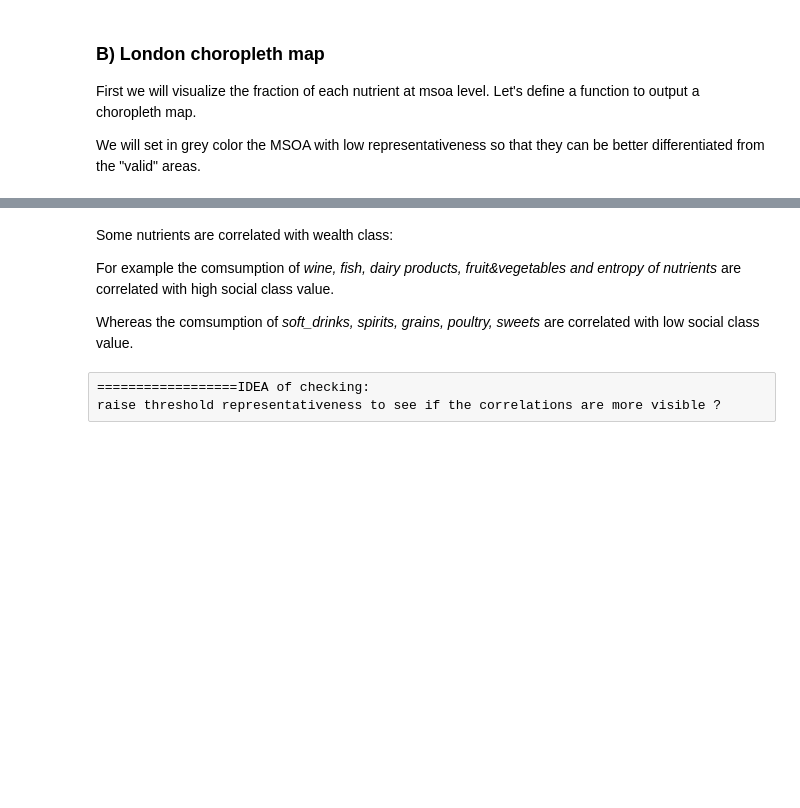
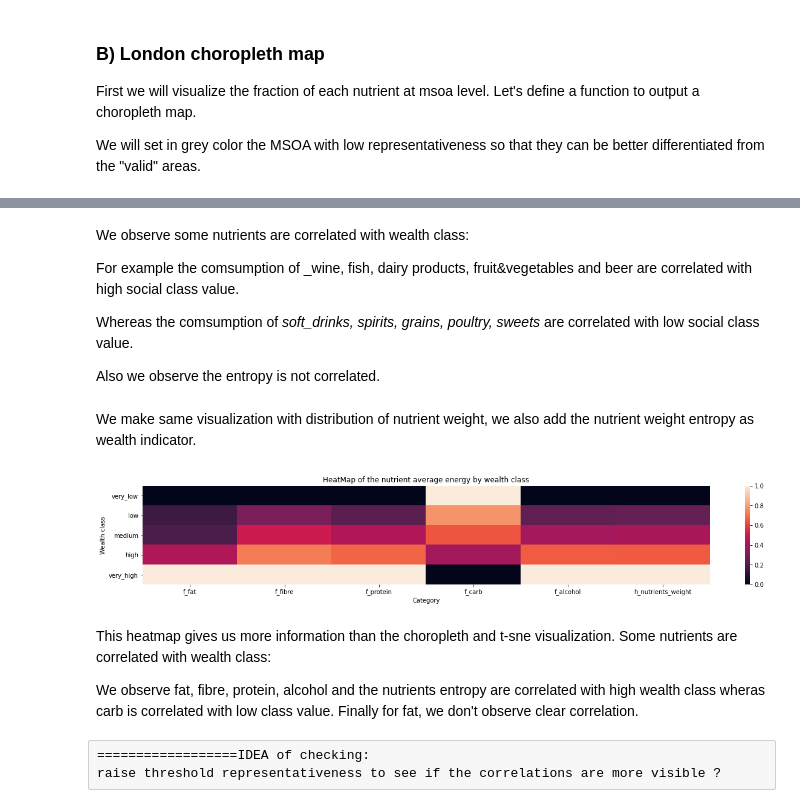
Before and after one commit to epfl-ada/ada-2020-project-milestone-p3-p3_adacadabra, a Jupyter notebook: extension.ipynb, the cells around one changed output, grey strips where cells are left out. Cells and saved outputs as stored; diff of their text form; code cells hidden in the pictures; blank space fills up the shorter version.

```diff
--- a/extension.ipynb
+++ b/extension.ipynb
@@ -383,9 +427,24 @@ plt.show()
 # %% [markdown]
-Some nutrients are correlated with wealth class:
+We observe some nutrients are correlated with wealth class:
 
-For example the comsumption of _wine, fish, dairy products, fruit&vegetables and entropy of nutrients_ are correlated with high social class value.
+For example the comsumption of _wine, fish, dairy products, fruit&vegetables and beer are correlated with high social class value.
 
 Whereas the comsumption of _soft_drinks, spirits, grains, poultry, sweets_ are correlated with low social class value.
+
+Also we observe the entropy is not correlated.
+# %% [markdown]
+We make same visualization with distribution of nutrient weight, we also add the nutrient weight entropy as wealth indicator.
+# %%
+f_nutrients+=["h_nutrients_weight"]
+heatmap_vis(main_df, f_nutrients, wealth_class_labels,
+            "Wealth class", "Category", "HeatMap of the nutrient average energy by wealth class")
+# %% [output]
+[figure, added]
+# %% [markdown]
+This heatmap gives us more information than the choropleth and t-sne visualization.
+Some nutrients are correlated with wealth class:
+
+We observe fat, fibre, protein, alcohol and the nutrients entropy are correlated with high wealth class wheras carb is correlated with low class value. Finally for fat, we don't observe clear correlation.
 # %% [raw]
 ==================IDEA of checking:
 raise threshold representativeness to see if the correlations are more visible ?
```
Also changed, not shown: parts of 61 cells of this notebook.
